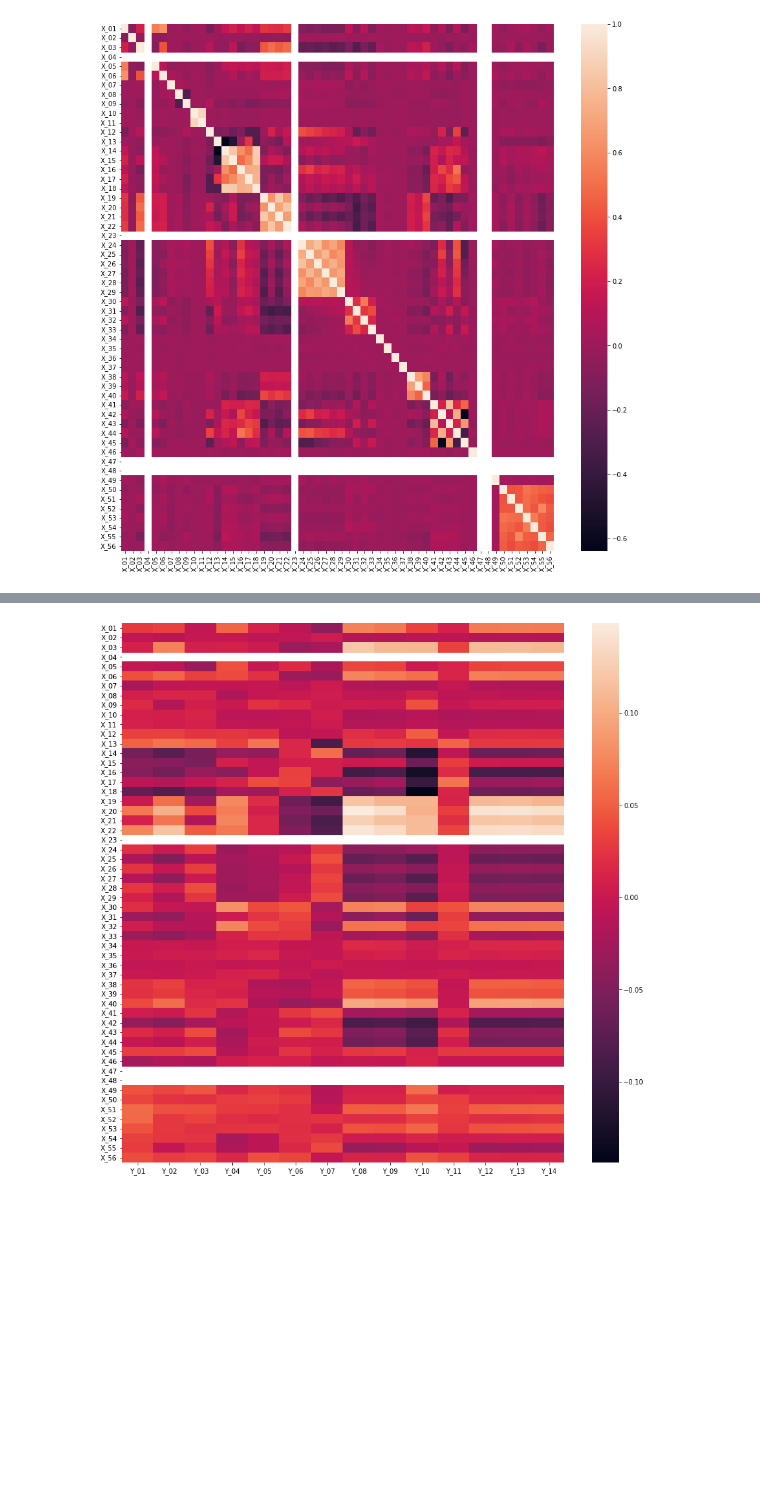
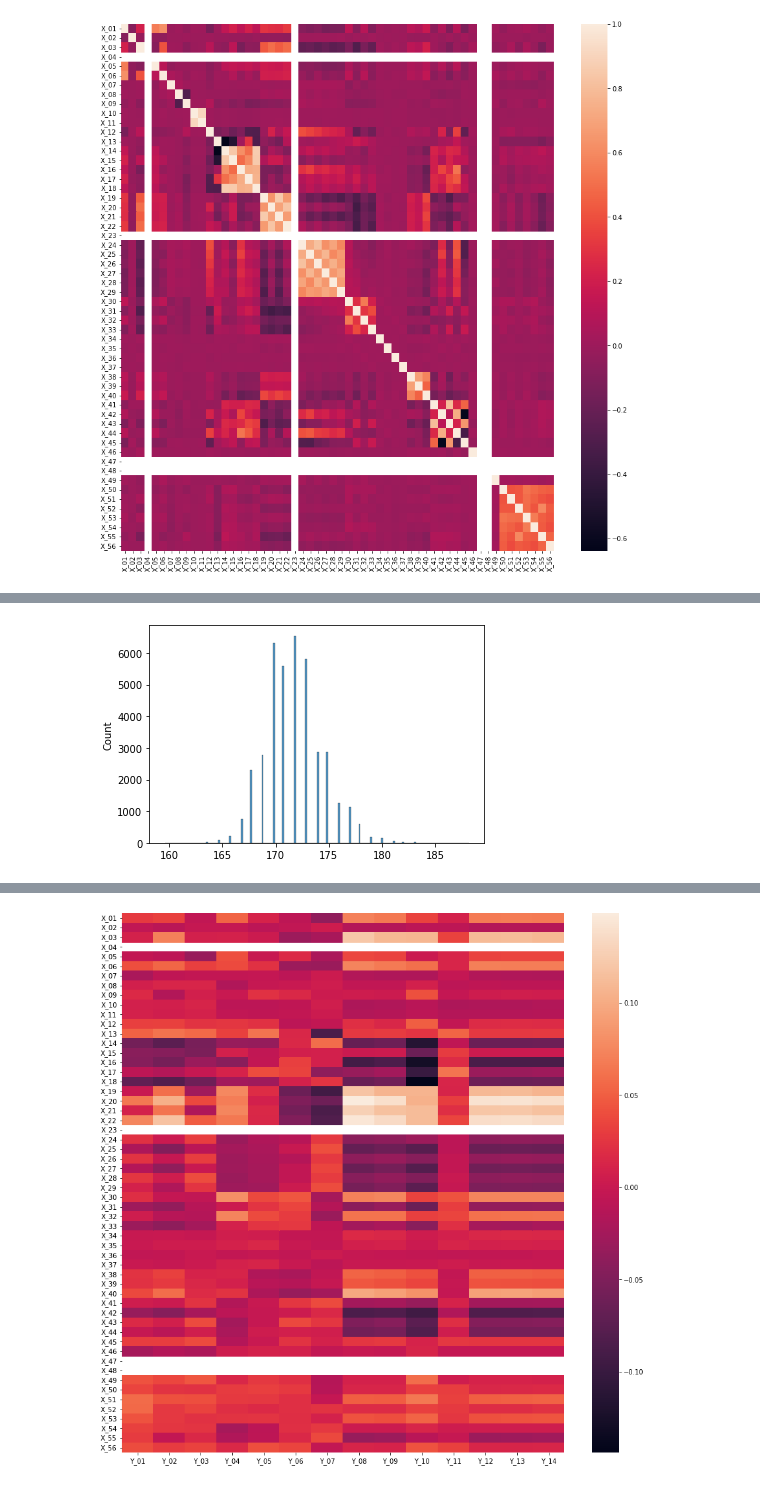
Before and after one commit to chi-hun/dacon, a Jupyter notebook: 자율주행_센서의_안테나_성능_예측_AI_경진대회.ipynb, the cells around one changed output, grey strips where cells are left out. Cells and saved outputs as stored; diff of their text form; code cells hidden in the pictures; blank space fills up the shorter version.

```diff
--- a/자율주행_센서의_안테나_성능_예측_AI_경진대회.ipynb
+++ b/자율주행_센서의_안테나_성능_예측_AI_경진대회.ipynb
@@ -93,0 +104,6 @@ plt.show()
+# %%
+aaa = train['X_01'] + train['X_02']
+sns.histplot(aaa)
+plt.show()
+# %% [output]
+[figure, added]
```
Also changed, not shown: parts of 54 cells of this notebook.
